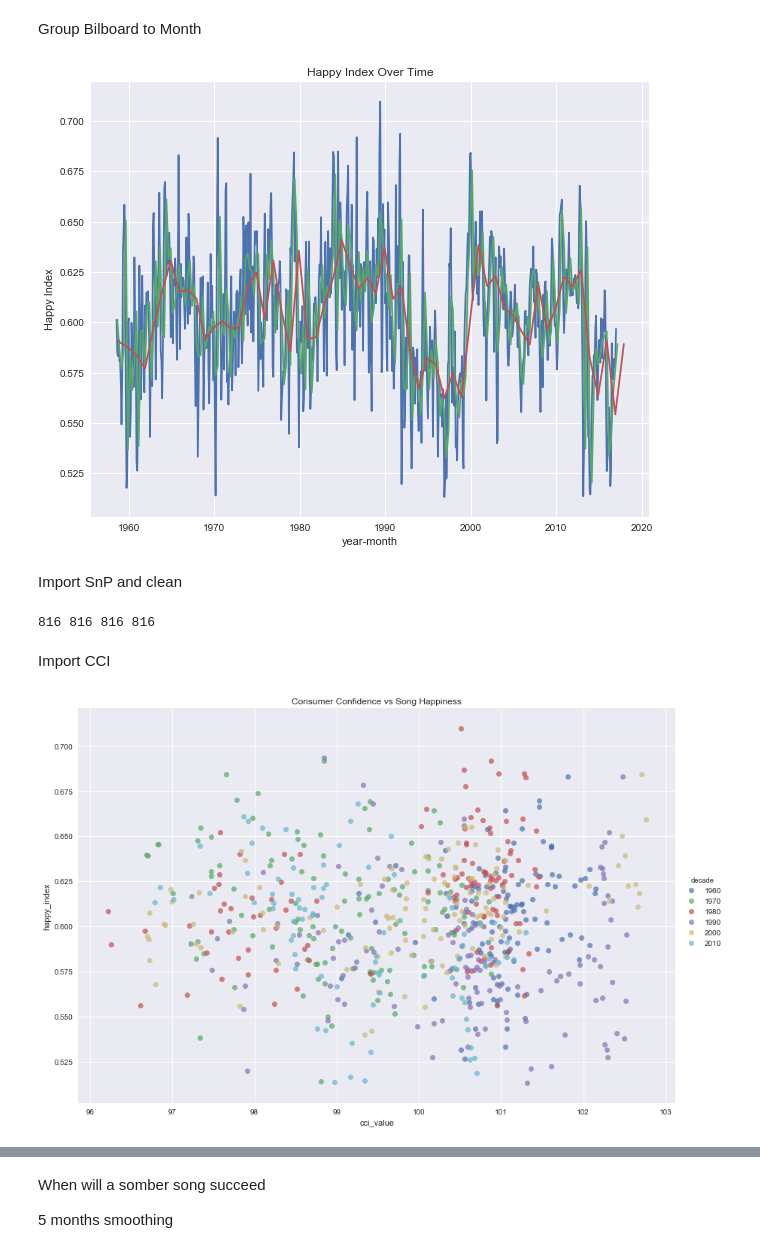
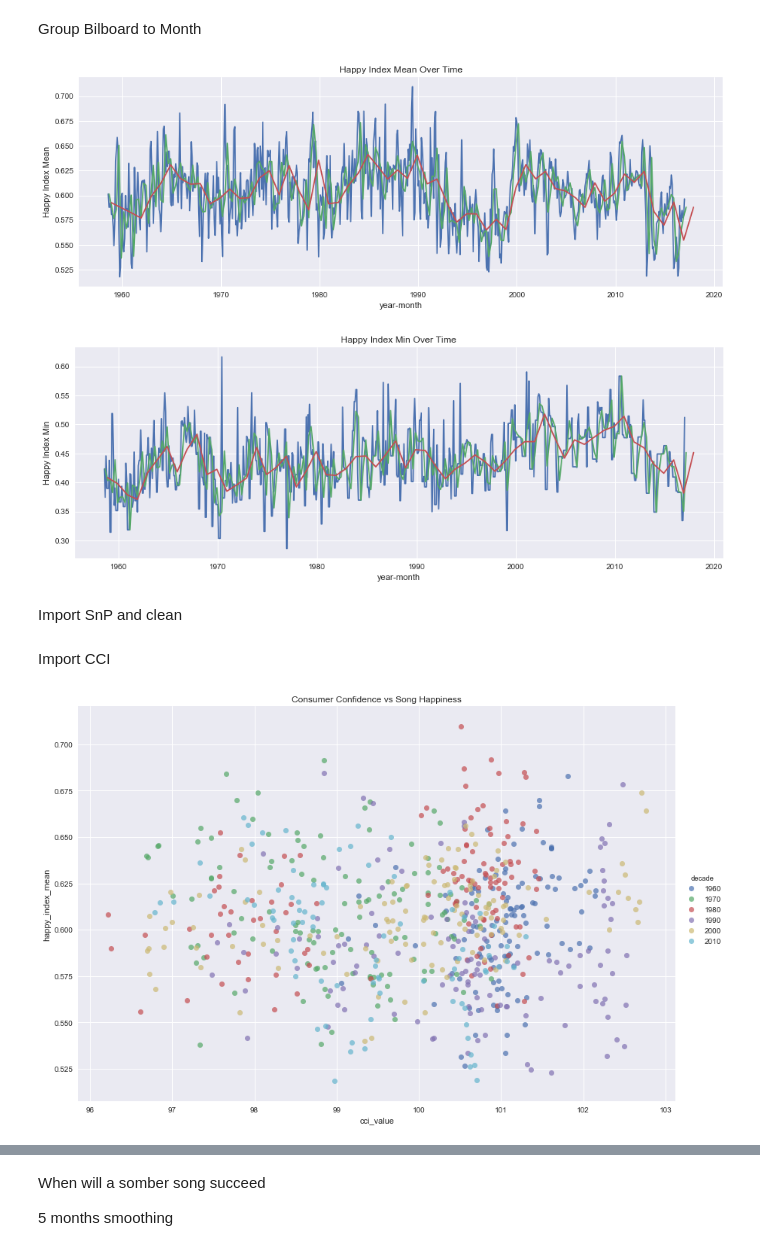
Before and after one commit to akraemer007/what_exactly_are_we_turning_down_for_again, a Jupyter notebook: EDA/eda.ipynb, the cells around one changed output, grey strips where cells are left out. Saved outputs shown, nothing was run; the diff lists cells and outputs as text; code cells hidden in the pictures.

```diff
--- a/EDA/eda.ipynb
+++ b/EDA/eda.ipynb
@@ -37,7 +40,7 @@ chart_df = chart_df[chart_df['rank'] < 11]
 ### Spotify Data
 # %%
 spotify_df = pd.read_csv('../data/spotify_data.csv')
-spotify_df = spotify_df.drop_duplicates() # remove one spotify dup
+spotify_df = spotify_df.drop_duplicates(subset = 'track_uri') # remove one spotify dup
 spotify_df['maj_minor'] = spotify_df['key_mode'].str.split(' ', 1).str[1]
 # %% [markdown]
 ### Lyrics Data
@@ -46,6 +49,7 @@ spotify_df['maj_minor'] = spotify_df['key_mode'].str.split(' ', 1).str[1]
 # %%
 lyrics_df = pd.read_csv('../data/lyrics.csv')
 lyrics_df = lyrics_df[lyrics_df['Source'].notnull()] # remove songs without lyrics
+lyrics_df = lyrics_df.drop_duplicates(subset = 'spotifyID')
 # %%
 # Create TextBlob object. Extract polarity score
 from textblob import TextBlob
@@ -272 +276,9 @@ Group Bilboard to Month
+# %%
+# multiple aggregations. Drives me crazy that this is the best way to do this
+def compute_metrics(x):
+    result = {'happy_index_min': x['happy_index'].min(),
+              'happy_index_mean': x['happy_index'].mean(),
+              'count': x['happy_index'].count()}
+    return pd.Series(result)
+df_month = df.groupby(['year', 'month', 'decade']).apply(compute_metrics).reset_index()
 # %%
@@ -275,17 +287,28 @@ df_month['dates'] = [pd.to_datetime(str(a)+str(b)+str(c), format='%m%d%Y') for a
 # %%
-df_month_date = df_month.set_index('dates')
+plt.subplots(figsize = (15,5))
+plt.plot(df_month_date['happy_index_mean'])
+plt.plot(df_month_date.resample('Q-NOV')['happy_index_mean'].mean())
+plt.plot(df_month_date.resample('A-NOV')['happy_index_mean'].mean())
 
-plt.plot(df_month_date['happy_index'])
-plt.plot(df_month_date.resample('Q-NOV')['happy_index'].mean())
-plt.plot(df_month_date.resample('A-NOV')['happy_index'].mean())
-
-plt.title('Happy Index Over Time')
+plt.title('Happy Index Mean Over Time')
 plt.xlabel('year-month')
-plt.ylabel('Happy Index')
+plt.ylabel('Happy Index Mean')
 # plt.ylim(0, 1)
 plt.show()
+
+plt.subplots(figsize = (15,5))
+plt.plot(df_month_date['happy_index_min'])
+plt.plot(df_month_date.resample('Q-NOV')['happy_index_min'].mean())
+plt.plot(df_month_date.resample('A-NOV')['happy_index_min'].mean())
+
+plt.title('Happy Index Min Over Time')
+plt.xlabel('year-month')
+plt.ylabel('Happy Index Min')
+# plt.ylim(0, 1)
+plt.show()
 # %% [output]
-[figure, old version]
+[figure, new version]
+[figure, added]
 # %% [markdown]
 Import SnP and clean
 # %%
@@ -294,13 +317,3 @@ snp_df['Date'] = pd.to_datetime(snp_df[('Date')])
 snp_df['year'] = snp_df['Date'].dt.year
 snp_df['month'] = snp_df['Date'].dt.month
 snp_df['Mid'] = (snp_df['High'] + snp_df['Low'])/2
-# %%
-# aggregate snp
-snp_h = snp_df.groupby(['year', 'month'])['High'].max().reset_index(name = 'snp_high')
-snp_l = snp_df.groupby(['year', 'month'])['Low'].min().reset_index(name = 'snp_low').drop(['year', 'month'], axis = 1)
-snp_m = snp_df.groupby(['year', 'month'])['Mid'].mean().reset_index(name = 'snp_mid').drop(['year', 'month'], axis = 1)
-snp_vol = snp_df.groupby(['year', 'month'])['Volume'].sum().reset_index(name = 'snp_vol').drop(['year', 'month'], axis = 1)
-snp_month_df = pd.concat([snp_h, snp_l, snp_m, snp_vol], axis=1)
-print(snp_h.shape[0], snp_l.shape[0], snp_m.shape[0], snp_vol.shape[0])
-# %% [output]
-816 816 816 816
@@ -325,12 +348,12 @@ df_month = pd.merge(df_month, cci_df)
 # %%
 # sns.regplot(x="cci_value", y="happy_index", data=df_month)
 sns.lmplot(x = "cci_value",
-           y = "happy_index",
+           y = "happy_index_mean",
            data = df_month,
            fit_reg = False, hue = 'decade', size=8, aspect=1.5, scatter_kws={'alpha':0.7,"s": 50})
 plt.title('Consumer Confidence vs Song Happiness')
 plt.show()
 # %% [output]
-[figure, old version]
+[figure, new version]
 # %%
 sns.lmplot(x="snp_mid",
```
Also changed, not shown: parts of 34 cells of this notebook.
